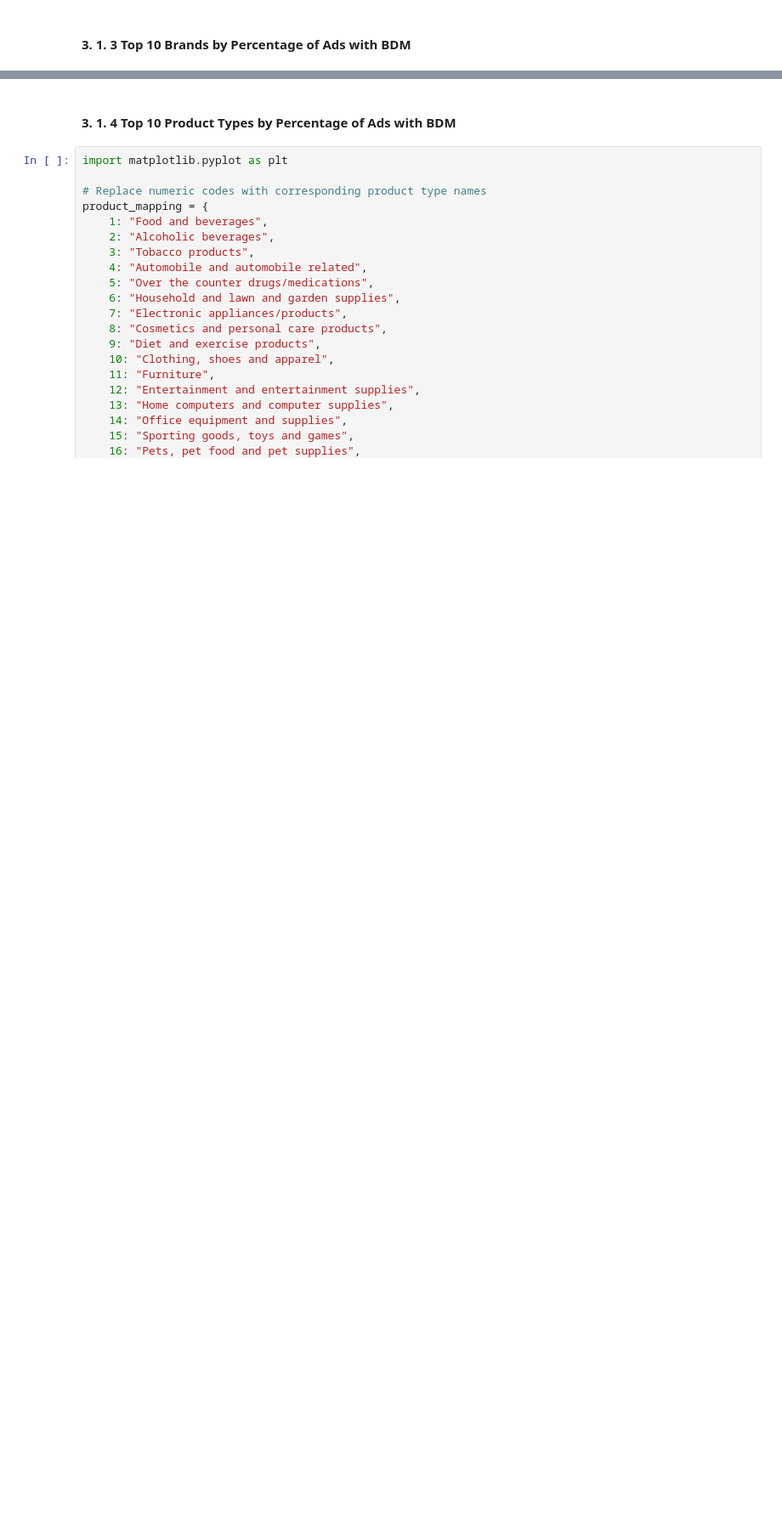
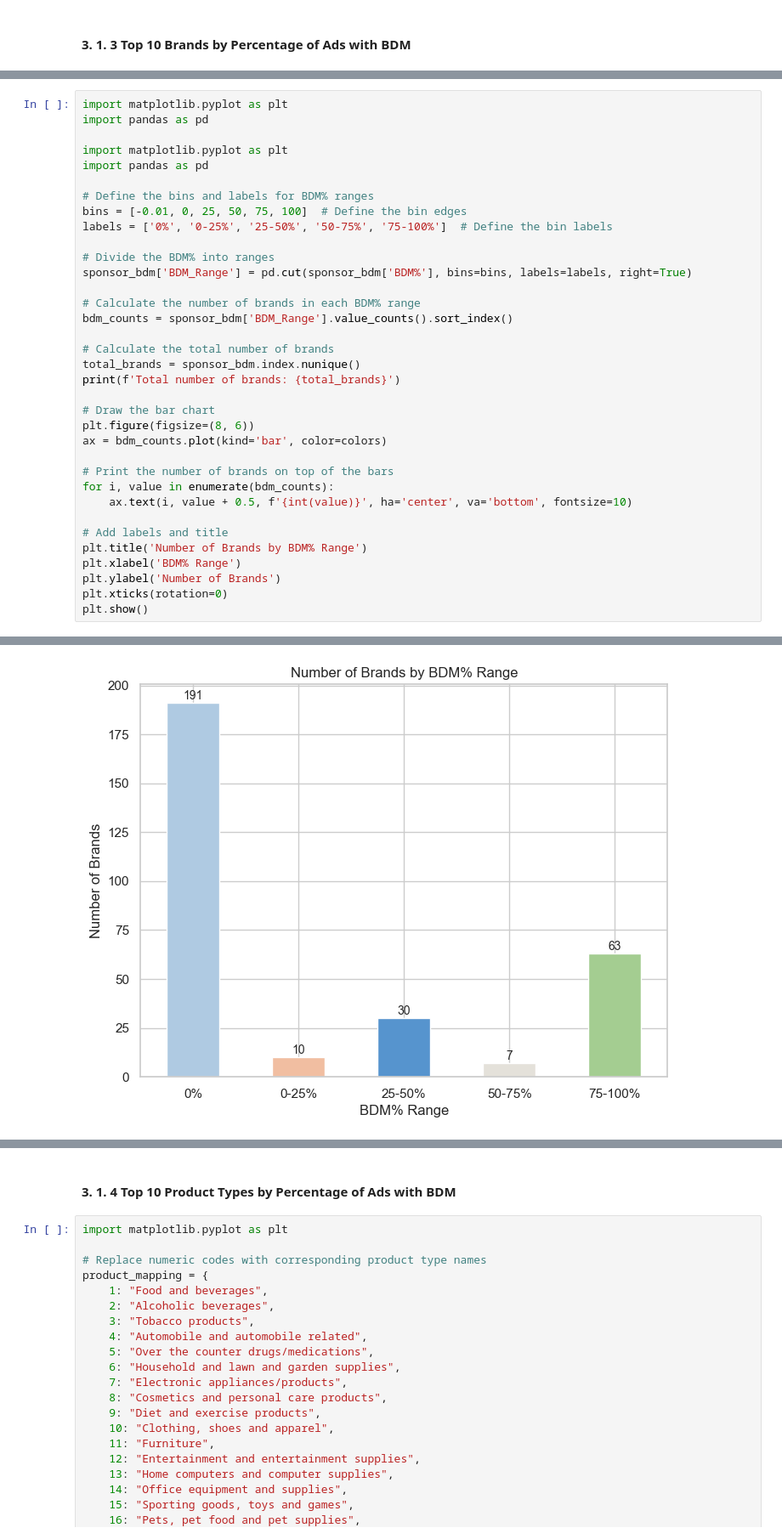
Before and after one commit to NilsLeo/Commercial-Brand-Differentiating-Message-Analysis, a Jupyter notebook: app/2 - Data Understanding.ipynb, the cells around one changed output, grey strips where cells are left out. Shown at 85% size. Saved outputs shown, nothing was run; the diff lists cells and outputs as text; blank space fills up the shorter version.

```diff
--- a/app/2 - Data Understanding.ipynb
+++ b/app/2 - Data Understanding.ipynb
@@ -95,0 +100,36 @@ The palette list has fewer values (6) than needed (10) and will cycle, which may
+# %%
+import matplotlib.pyplot as plt
+import pandas as pd
+
+import matplotlib.pyplot as plt
+import pandas as pd
+
+# Define the bins and labels for BDM% ranges
+bins = [-0.01, 0, 25, 50, 75, 100]  # Define the bin edges
+labels = ['0%', '0-25%', '25-50%', '50-75%', '75-100%']  # Define the bin labels
+
+# Divide the BDM% into ranges
+sponsor_bdm['BDM_Range'] = pd.cut(sponsor_bdm['BDM%'], bins=bins, labels=labels, right=True)
+
+# Calculate the number of brands in each BDM% range
+bdm_counts = sponsor_bdm['BDM_Range'].value_counts().sort_index()
+
+# Calculate the total number of brands
+total_brands = sponsor_bdm.index.nunique()
+print(f'Total number of brands: {total_brands}')
+
+# Draw the bar chart
+plt.figure(figsize=(8, 6))
+ax = bdm_counts.plot(kind='bar', color=colors)
+
+# Print the number of brands on top of the bars
+for i, value in enumerate(bdm_counts):
+    ax.text(i, value + 0.5, f'{int(value)}', ha='center', va='bottom', fontsize=10)
+
+# Add labels and title
+plt.title('Number of Brands by BDM% Range')
+plt.xlabel('BDM% Range')
+plt.ylabel('Number of Brands')
+plt.xticks(rotation=0)
+plt.show()
+# %% [output]
@@ -95,0 +137 @@ The palette list has fewer values (6) than needed (10) and will cycle, which may
+[figure, added]
```
Also changed, not shown: parts of 5 cells of this notebook.
